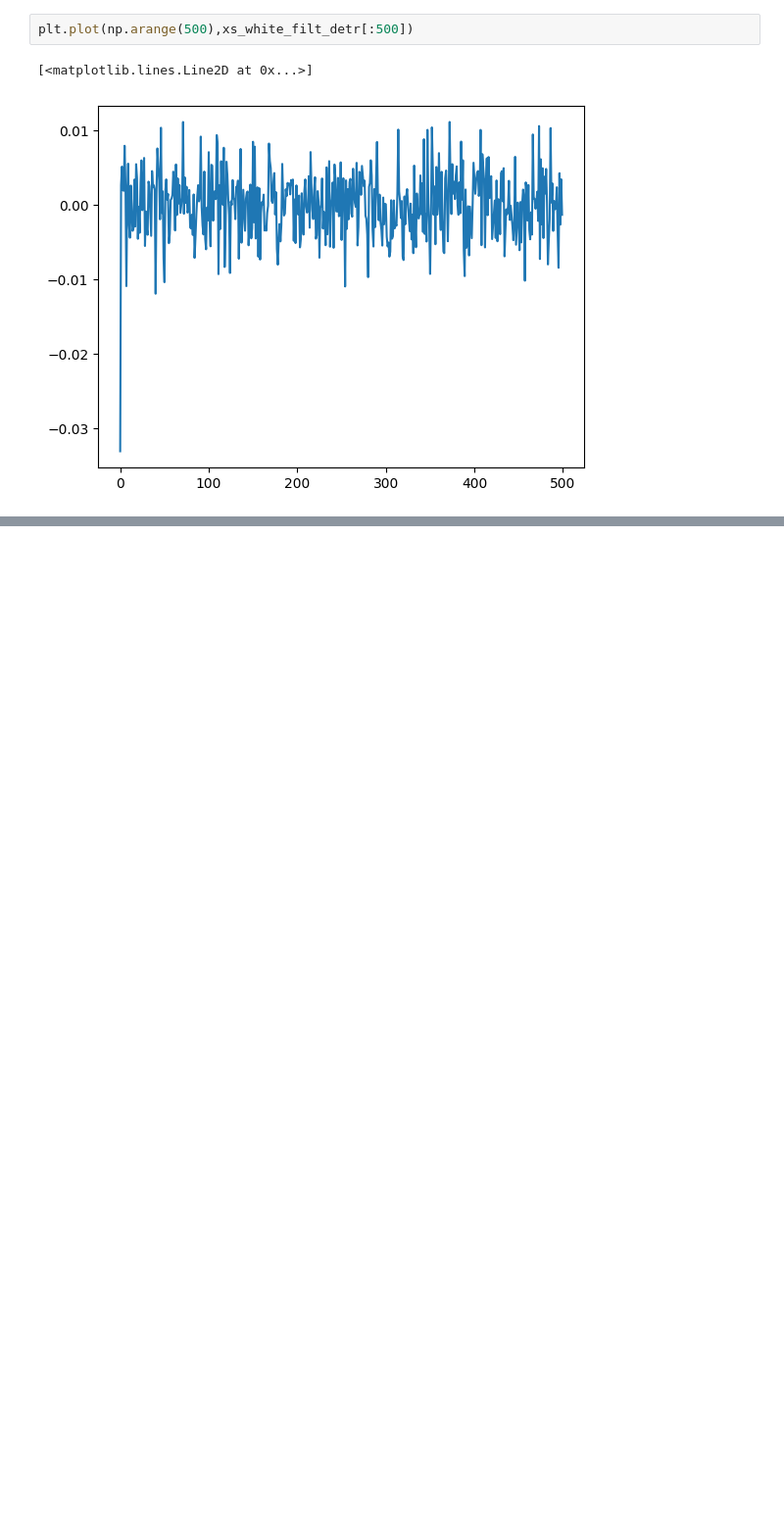
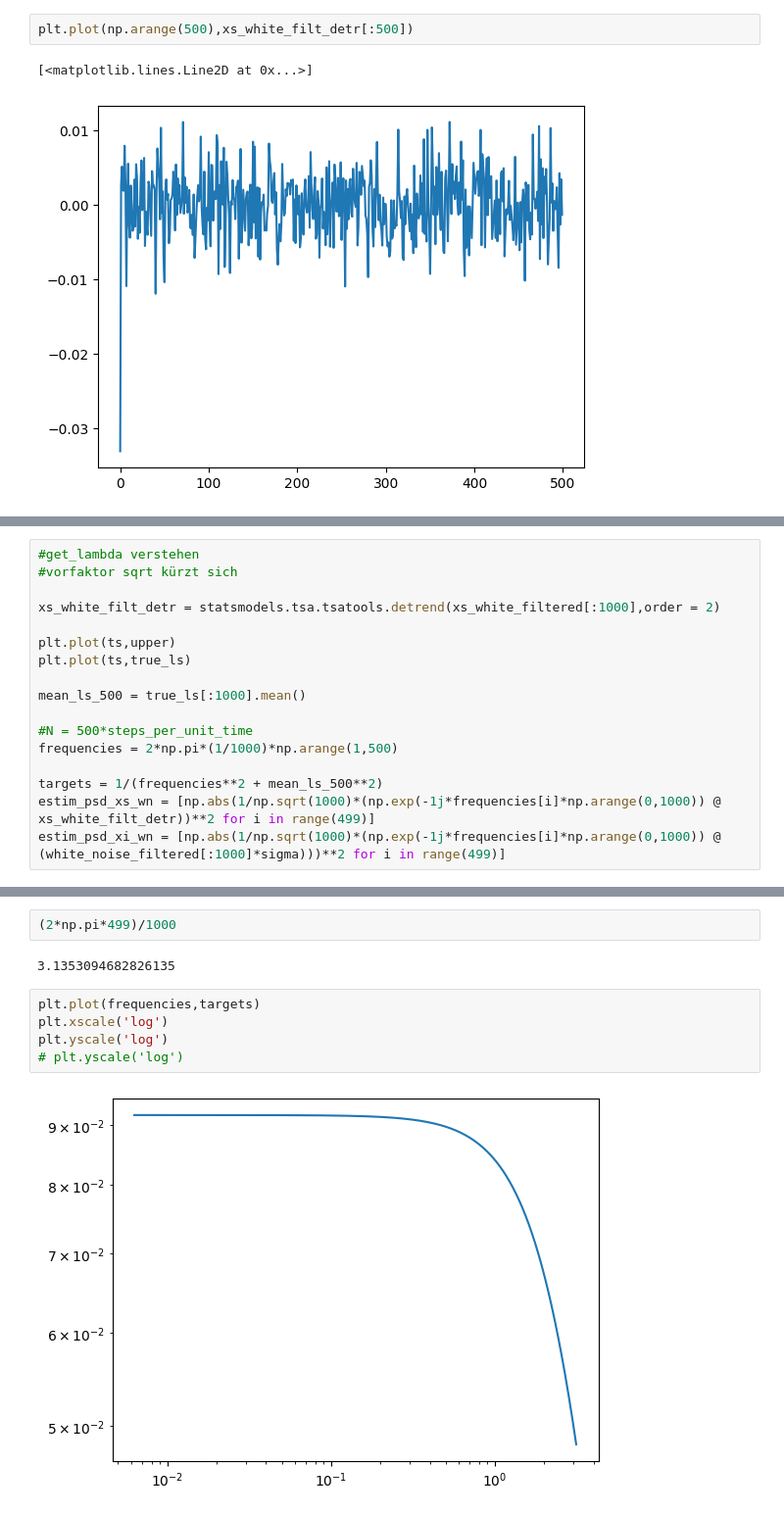
Before and after one commit to j-dichgans/Bachelor-Thesis, a Jupyter notebook: clarke_fig_1_v2.ipynb, the cells around one changed output, grey strips where cells are left out. Shown: that part at 98% size. Drawn from its saved outputs; the diff is of its cells as text; blank space fills up the shorter version.

```diff
--- a/clarke_fig_1_v2.ipynb
+++ b/clarke_fig_1_v2.ipynb
@@ -386,0 +446,17 @@ xs_white_filtered
+# %%
+#get_lambda verstehen
+#vorfaktor sqrt kürzt sich
+
+xs_white_filt_detr = statsmodels.tsa.tsatools.detrend(xs_white_filtered[:1000],order = 2)
+
+plt.plot(ts,upper)
+plt.plot(ts,true_ls)
+
+mean_ls_500 = true_ls[:1000].mean()
+
+#N = 500*steps_per_unit_time
+frequencies = 2*np.pi*(1/1000)*np.arange(1,500)
+
+targets = 1/(frequencies**2 + mean_ls_500**2)
+estim_psd_xs_wn = [np.abs(1/np.sqrt(1000)*(np.exp(-1j*frequencies[i]*np.arange(0,1000)) @ xs_white_filt_detr))**2 for i in range(499)]
+estim_psd_xi_wn = [np.abs(1/np.sqrt(1000)*(np.exp(-1j*frequencies[i]*np.arange(0,1000)) @ (white_noise_filtered[:1000]*sigma)))**2 for i in range(499)]
@@ -386,0 +465,11 @@ xs_white_filtered
+# %%
+(2*np.pi*499)/1000
+# %% [output]
+3.1353094682826135
+# %%
+plt.plot(frequencies,targets)
+plt.xscale('log')
+plt.yscale('log')
+# plt.yscale('log')
+# %% [output]
+[figure, added]
```
Also changed, not shown: parts of 14 cells of this notebook.
